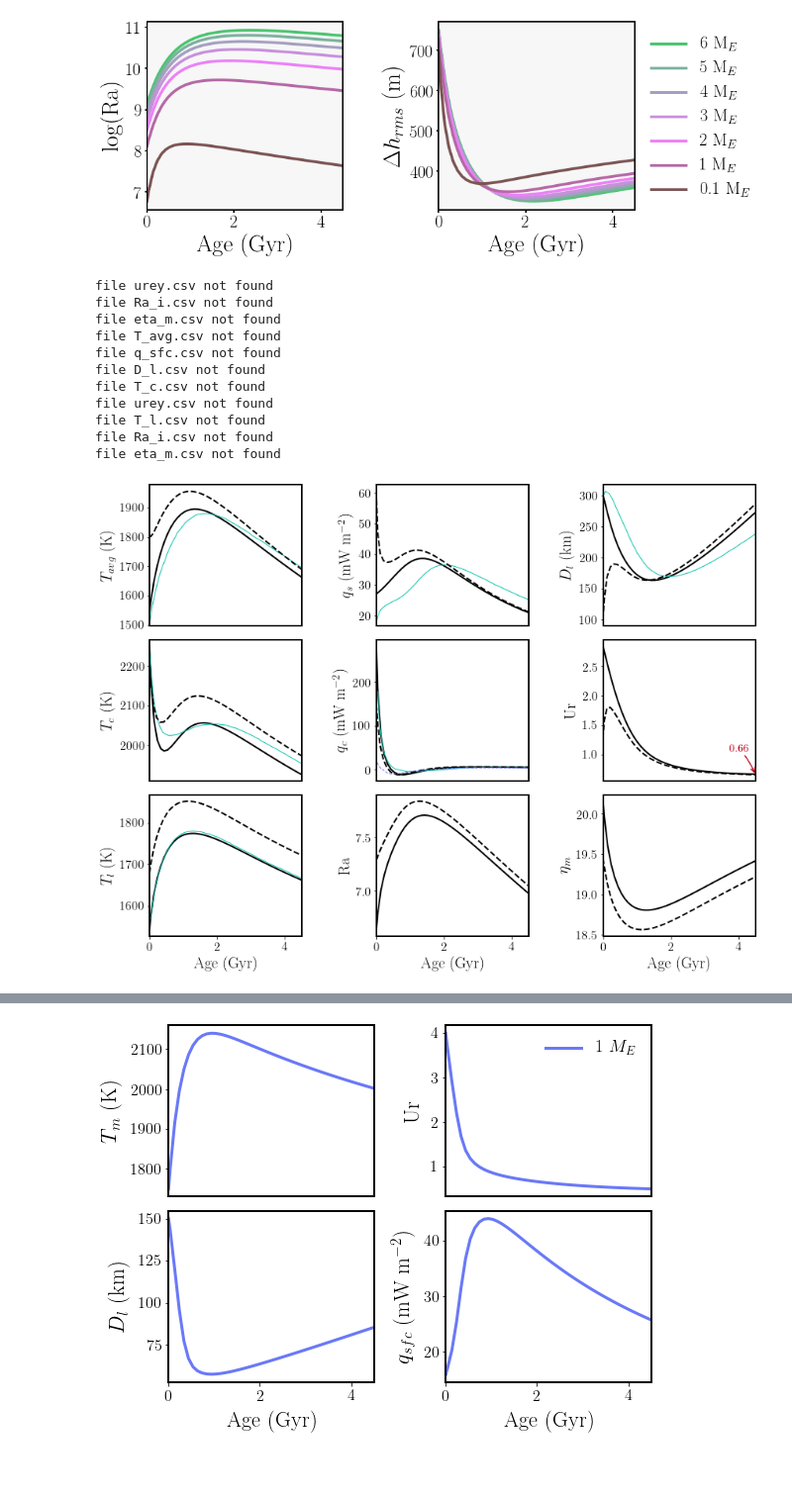
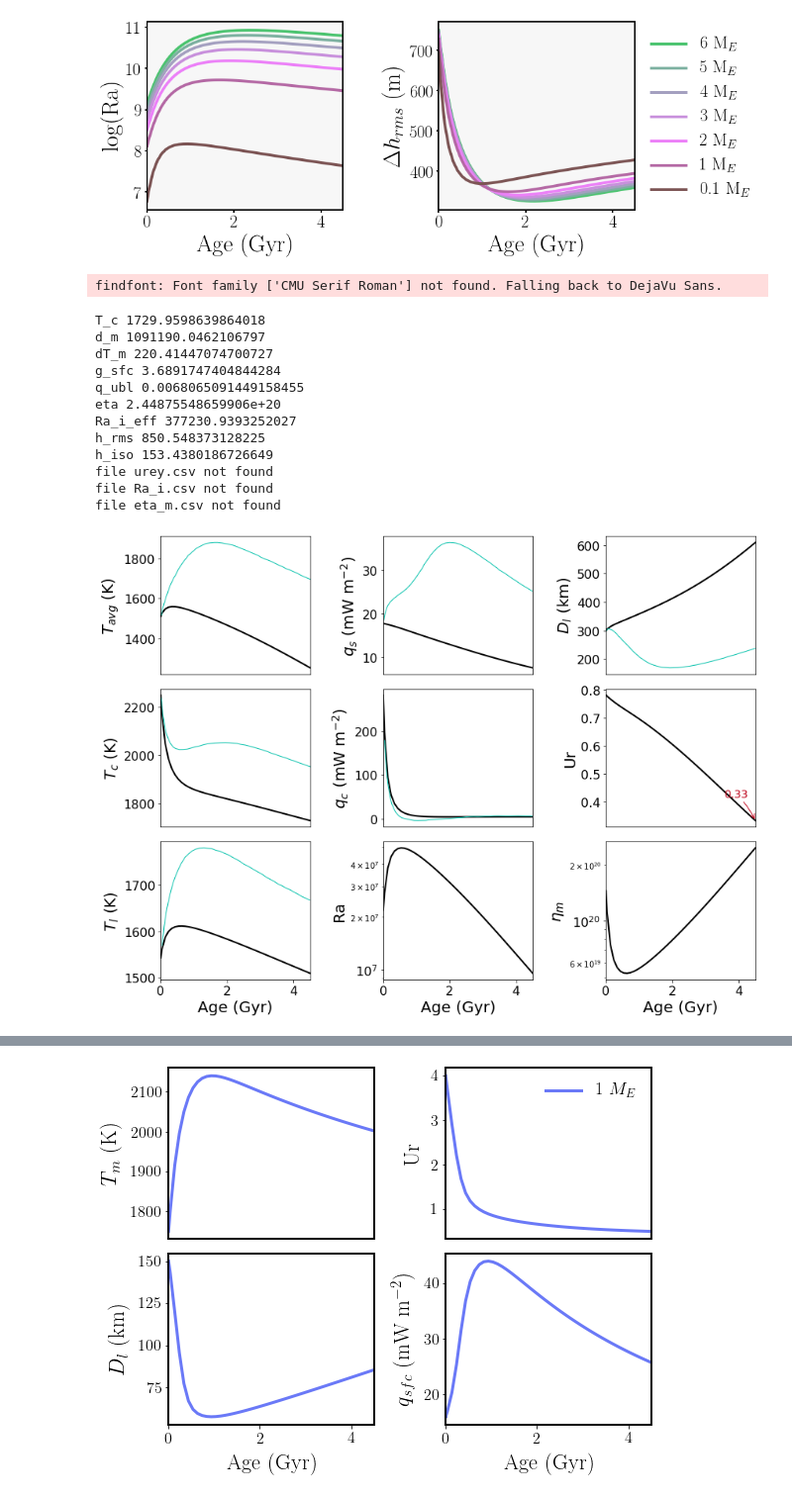
Before and after one commit to clairesworld/exo-top, a Jupyter notebook: notebooks/plot_t_hist.ipynb, the cells around one changed output, grey strips where cells are left out. Shown at 99% size. Cells and saved outputs as stored; diff of their text form; code cells hidden in the pictures; blank space fills up the shorter version.

```diff
--- a/notebooks/plot_t_hist.ipynb
+++ b/notebooks/plot_t_hist.ipynb
@@ -19,12 +19,12 @@ goodfig_path = '../latex/report-firstyr/figs/'
 fig_format = '.png'
 benchmark_path = '../benchmarks/'
 
-# set mpl display parameters
-mpl.rcParams['axes.linewidth'] = 2  # set the value globally - for poster
-rc('font',**{'family':'serif','serif':['Times New Roman']})  # latex font for matplotlib CMU Serif Roman
-# rc('font',**{'family':'monospace','monospace':['Ubuntu Mono']})  # for computery poster
-rc('text', usetex=True)  # turn on for latexy font
-mpl.font_manager._rebuild()
+# # set mpl display parameters
+# mpl.rcParams['axes.linewidth'] = 2  # set the value globally - for poster
+# rc('font',**{'family':'serif','serif':['Times New Roman']})  # latex font for matplotlib CMU Serif Roman
+# # rc('font',**{'family':'monospace','monospace':['Ubuntu Mono']})  # for computery poster
+# rc('text', usetex=True)  # turn on for latexy font
+# mpl.font_manager._rebuild()
 # %%
 # poster thermal histories - plot different masses
 
@@ -163,47 +163,49 @@ def evols_benchmarks(pl_ids=['Mars1', 'Mars_Breuer'],
 
     legax = None
     fig = None
     axes = None
     title = ''
     for ii, pl_id in enumerate(pl_ids):
         fig, axes = plottop.benchmark_thermal_plots(pl_id, names=names, compare_dir=benchmark_path+bm_dirs[ii],
                                             fig_path=goodfig_path, fig=fig, axes=axes,
                                             plots_save=True, print_tf=True, legsize=14, ncols=3, labelsize=20,
                                             annotate_colour='xkcd:scarlet', ticksize=16, fname=fname,
-                                            show_qsfc_error=False, legax=None,
+                                            show_qsfc_error=False, legax=None, verbose=True,
                                             title=title,
                                             label='After below',
                                             cmp_label=bm_labels[ii],
                                             fontname='CMU Serif Roman',
                                             line_args={'c':'k', 'lw':2, 'ls':ls[ii]},
                                             cmp_line_args={'c':bm_colours[ii], 'lw':1, 'ls':ls[ii]},
                                            )
         if ii == len(pl_ids) - 1:
             legax = legend_axis
             fig = fig
             axes = axes
             title = 'Mars-like planet'
 
     fig.subplots_adjust(wspace=.49)
     if save:
         fig.savefig(fig_path+fname+fig_format, bbox_inches='tight')
 
 # expect q_sfc to be off by <=4.5 mW m^-3 average without PDE
-evols_benchmarks(pl_ids=['Mars1', 'Mars_Breuer'],
-                    bm_dirs=['thiriet_Mars1', 'breuer_Mars'],
-                    bm_labels=['Thiriet+ (2019)', 'Breuer+ (2010)'],
+evols_benchmarks(pl_ids=['Mars1'],#, 'Mars_Breuer'],
+                    bm_dirs=['thiriet_Mars1'],#, 'breuer_Mars'],
+                    bm_labels=['Thiriet+ (2019)'],#, 'Breuer+ (2010)'],
                     bm_colours=['xkcd:turquoise', 'xkcd:cornflower'], ls=['-', '--'],
-                    save=True)
+                    save=False)
 # %% [output]
-file urey.csv not found
-file Ra_i.csv not found
-file eta_m.csv not found
-file T_avg.csv not found
-file q_sfc.csv not found
-file D_l.csv not found
-file T_c.csv not found
-file urey.csv not found
-file T_l.csv not found
-file Ra_i.csv not found
-file eta_m.csv not found
+findfont: Font family ['CMU Serif Roman'] not found. Falling back to DejaVu Sans.
+T_c 1729.9598639864018
+d_m 1091190.0462106797
+dT_m 220.41447074700727
+g_sfc 3.6891747404844284
+q_ubl 0.0068065091449158455
+eta 2.44875548659906e+20
+Ra_i_eff 377230.9393252027
+h_rms 850.548373128225
+h_iso 153.4380186726649
+file urey.csv not found
+file Ra_i.csv not found
+file eta_m.csv not found
-[figure, old version]
+[figure, new version]
```
Also changed, not shown: parts of 1 cell of this notebook, 7 other files.
